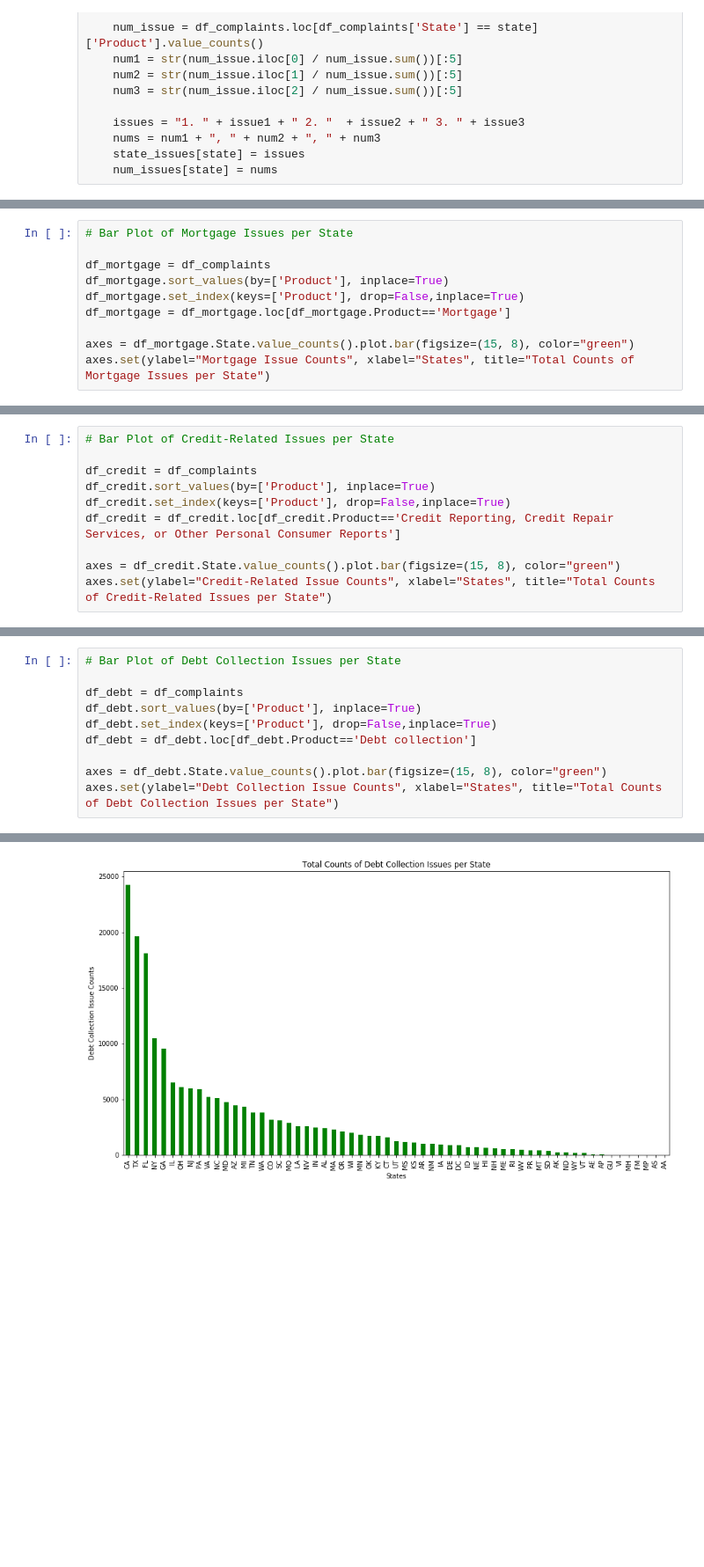
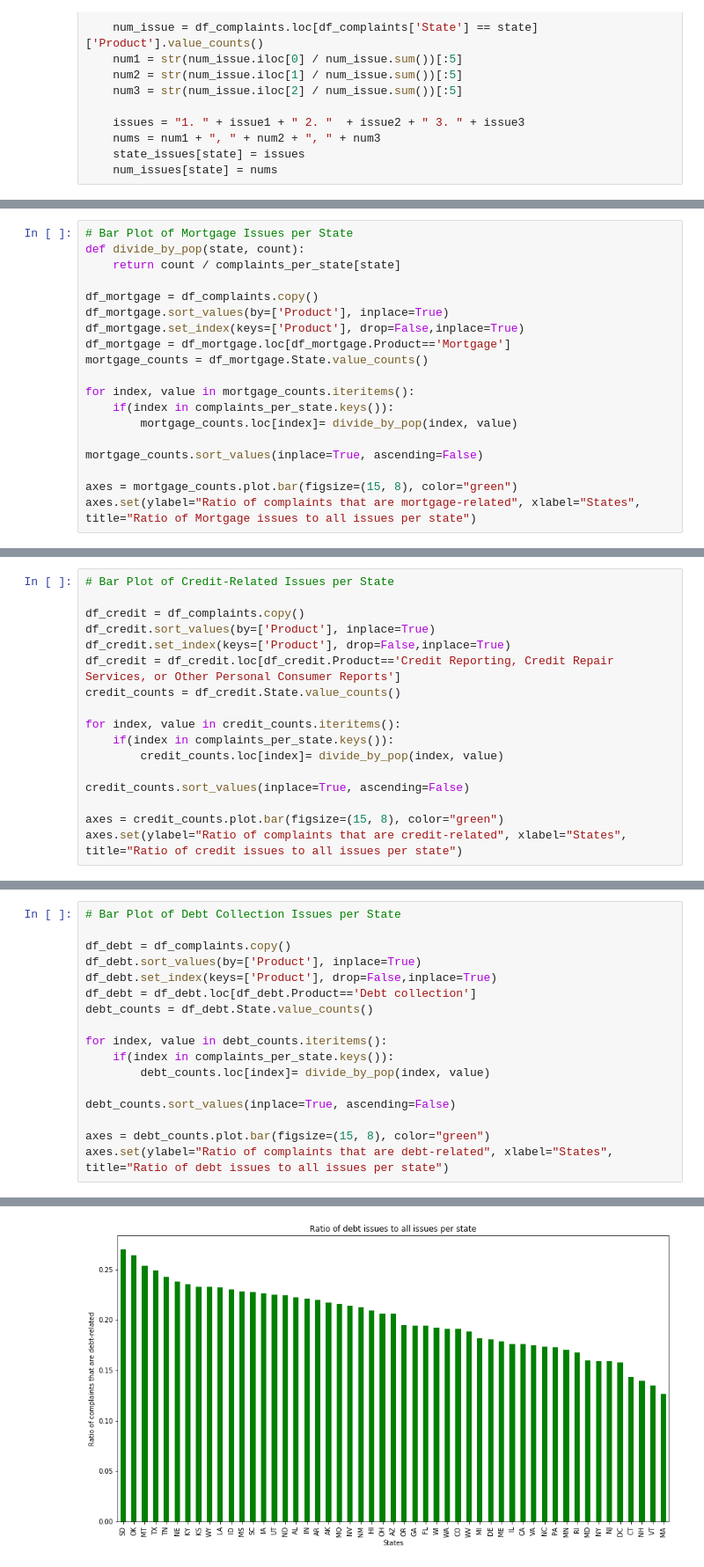
Before and after one commit to kn-lim/US-Complaints-Data-Analysis, a Jupyter notebook: FinalProject.ipynb, the cells around one changed output, grey strips where cells are left out. Shown: that part at 88% size. Saved outputs shown, nothing was run; the diff lists cells and outputs as text; blank space fills up the shorter version.

```diff
--- a/FinalProject.ipynb
+++ b/FinalProject.ipynb
@@ -382,11 +451,20 @@ Bar Charts Showing the Top Three Complaints and their Counts Across All 50 State
 # %%
 # Bar Plot of Mortgage Issues per State
+def divide_by_pop(state, count):
+    return count / complaints_per_state[state]
 
-df_mortgage = df_complaints
+df_mortgage = df_complaints.copy()
 df_mortgage.sort_values(by=['Product'], inplace=True)
 df_mortgage.set_index(keys=['Product'], drop=False,inplace=True)
 df_mortgage = df_mortgage.loc[df_mortgage.Product=='Mortgage']
+mortgage_counts = df_mortgage.State.value_counts()
 
-axes = df_mortgage.State.value_counts().plot.bar(figsize=(15, 8), color="green")
-axes.set(ylabel="Mortgage Issue Counts", xlabel="States", title="Total Counts of Mortgage Issues per State")
+for index, value in mortgage_counts.iteritems():
+    if(index in complaints_per_state.keys()):
+        mortgage_counts.loc[index]= divide_by_pop(index, value)
+
+mortgage_counts.sort_values(inplace=True, ascending=False)
+
+axes = mortgage_counts.plot.bar(figsize=(15, 8), color="green")
+axes.set(ylabel="Ratio of complaints that are mortgage-related", xlabel="States", title="Ratio of Mortgage issues to all issues per state")
 # %% [output]
@@ -397,11 +478,18 @@ axes.set(ylabel="Mortgage Issue Counts", xlabel="States", title="Total Counts of
 # %%
 # Bar Plot of Credit-Related Issues per State
 
-df_credit = df_complaints
+df_credit = df_complaints.copy()
 df_credit.sort_values(by=['Product'], inplace=True)
 df_credit.set_index(keys=['Product'], drop=False,inplace=True)
 df_credit = df_credit.loc[df_credit.Product=='Credit Reporting, Credit Repair Services, or Other Personal Consumer Reports']
+credit_counts = df_credit.State.value_counts()
 
-axes = df_credit.State.value_counts().plot.bar(figsize=(15, 8), color="green")
-axes.set(ylabel="Credit-Related Issue Counts", xlabel="States", title="Total Counts of Credit-Related Issues per State")
+for index, value in credit_counts.iteritems():
+    if(index in complaints_per_state.keys()):
+        credit_counts.loc[index]= divide_by_pop(index, value)
+
+credit_counts.sort_values(inplace=True, ascending=False)
+
+axes = credit_counts.plot.bar(figsize=(15, 8), color="green")
+axes.set(ylabel="Ratio of complaints that are credit-related", xlabel="States", title="Ratio of credit issues to all issues per state")
 # %% [output]
@@ -412,11 +503,18 @@ axes.set(ylabel="Credit-Related Issue Counts", xlabel="States", title="Total Cou
 # %%
 # Bar Plot of Debt Collection Issues per State
 
-df_debt = df_complaints
+df_debt = df_complaints.copy()
 df_debt.sort_values(by=['Product'], inplace=True)
 df_debt.set_index(keys=['Product'], drop=False,inplace=True)
 df_debt = df_debt.loc[df_debt.Product=='Debt collection']
+debt_counts = df_debt.State.value_counts()
 
-axes = df_debt.State.value_counts().plot.bar(figsize=(15, 8), color="green")
-axes.set(ylabel="Debt Collection Issue Counts", xlabel="States", title="Total Counts of Debt Collection Issues per State")
+for index, value in debt_counts.iteritems():
+    if(index in complaints_per_state.keys()):
+        debt_counts.loc[index]= divide_by_pop(index, value)
+
+debt_counts.sort_values(inplace=True, ascending=False)
+
+axes = debt_counts.plot.bar(figsize=(15, 8), color="green")
+axes.set(ylabel="Ratio of complaints that are debt-related", xlabel="States", title="Ratio of debt issues to all issues per state")
 # %% [output]
@@ -426 +524 @@ axes.set(ylabel="Debt Collection Issue Counts", xlabel="States", title="Total Co
-[figure, old version]
+[figure, new version]
```
Also changed, not shown: parts of 58 cells of this notebook.
